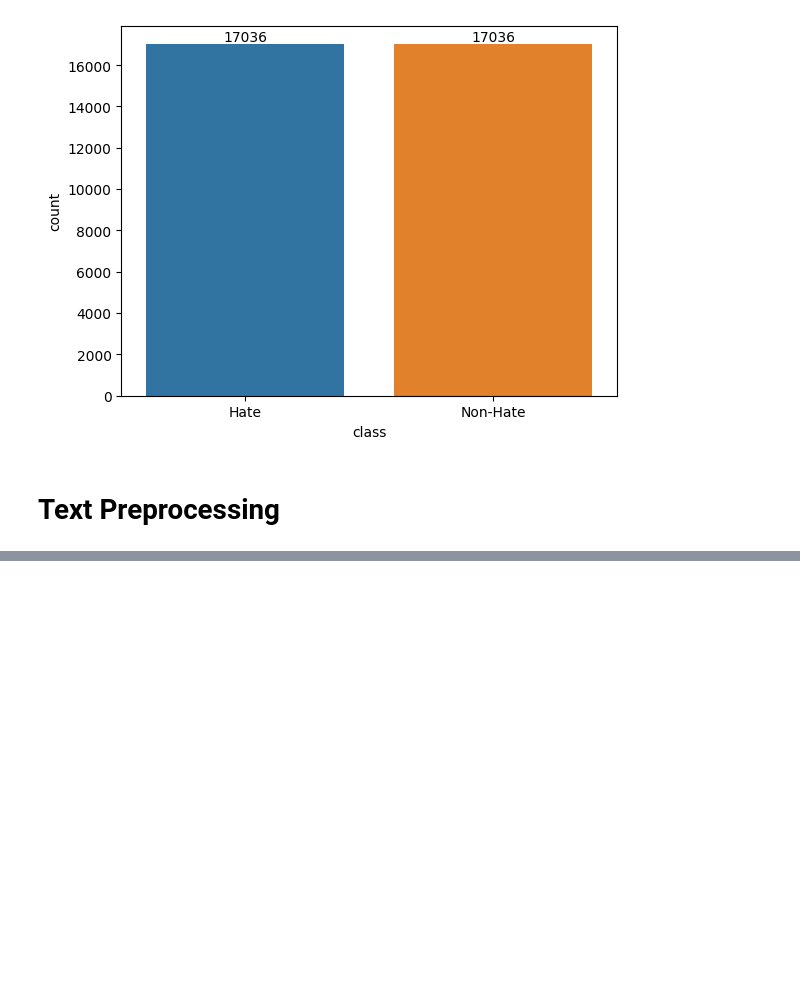
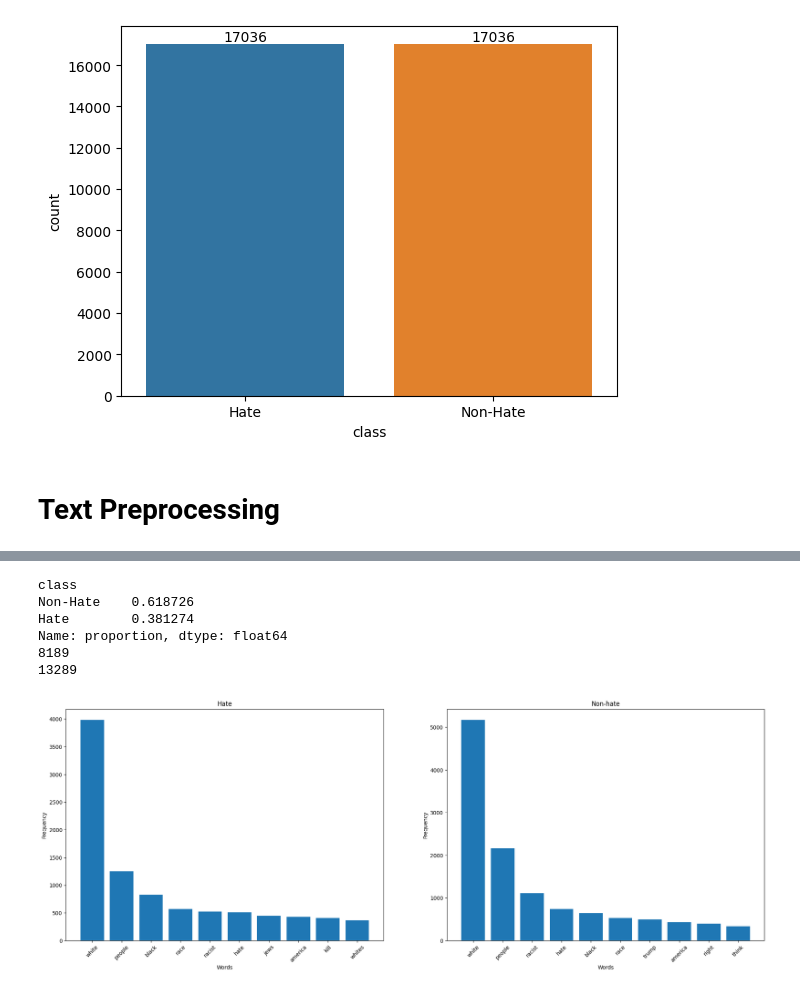
Before and after one commit to yclee98/Hate-speech-detection, a Jupyter notebook: new_dataset.ipynb, the cells around one changed output, grey strips where cells are left out. Cells and saved outputs as stored; diff of their text form; code cells hidden in the pictures; blank space fills up the shorter version.

```diff
--- a/new_dataset.ipynb
+++ b/new_dataset.ipynb
@@ -282,0 +377,11 @@ df.to_csv(filepath+filename, index=False)
+# %%
+h, nh = load_clasiify_ds(2)
+generate_top_word(10, h, nh)
+# %% [output]
+class
+Non-Hate    0.618726
+Hate        0.381274
+Name: proportion, dtype: float64
+8189
+13289
+[figure, added]
```
Also changed, not shown: parts of 12 cells of this notebook, 8 other files.
